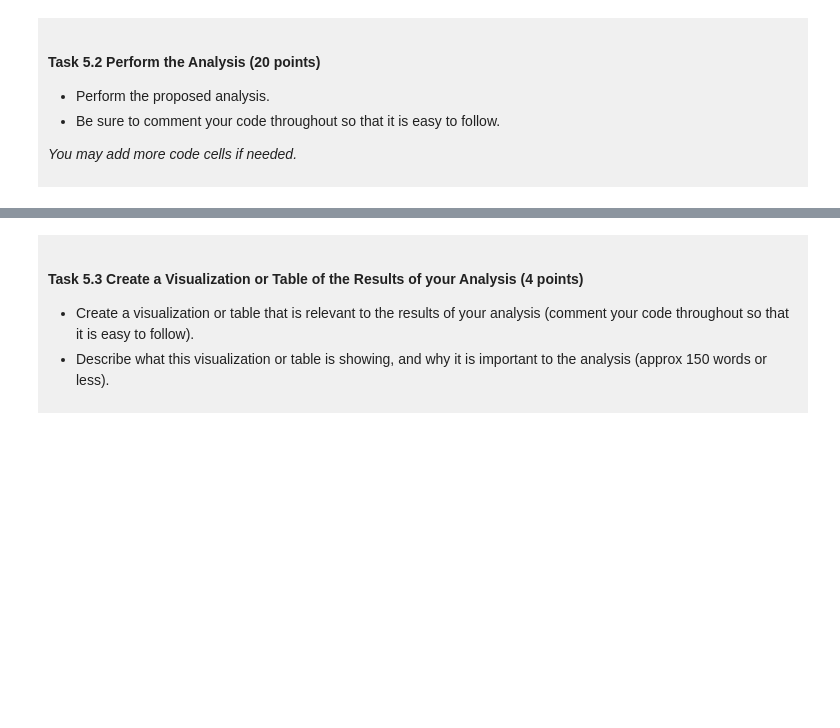
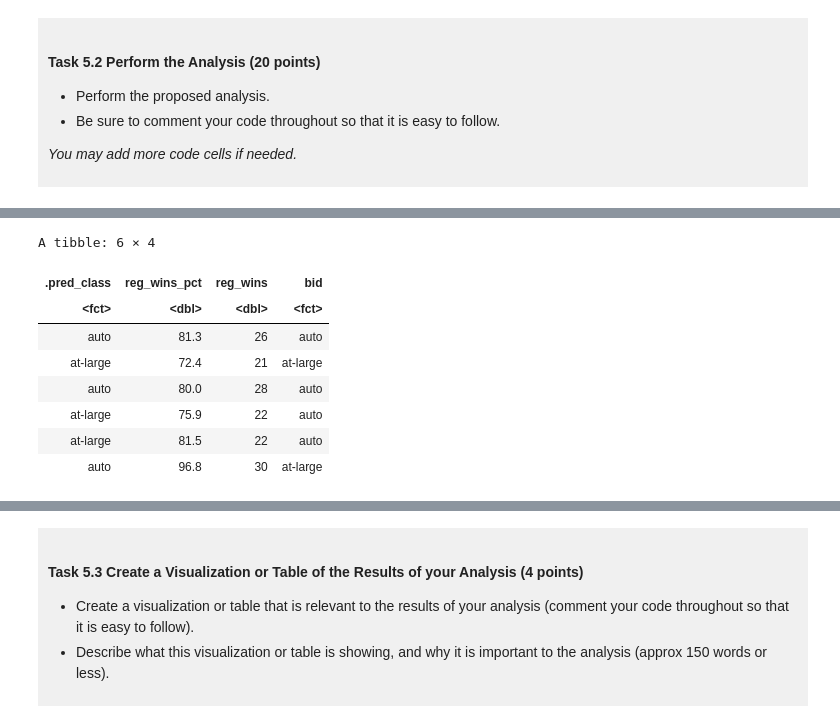
Before and after one commit to ClareLiao/dsci-100-project-Jiaying-Liao, a Jupyter notebook: dsci-100-project-notebook.ipynb, the cells around one changed output, grey strips where cells are left out. Drawn from its saved outputs; the diff is of its cells as text; code cells hidden in the pictures; blank space fills up the shorter version.

```diff
--- a/dsci-100-project-notebook.ipynb
+++ b/dsci-100-project-notebook.ipynb
@@ -455,0 +637,9 @@ This is a *draft*, we require a commit at this stage but it does not need to be
+# %%
+# Select the K value with the highest accuracy
+best_k <- bid_results |>
+  arrange(desc(mean), neighbors) |>
+  slice(1) |>
+  select(neighbors) |>
+  pull()
+
+best_k
@@ -455,0 +684,16 @@ This is a *draft*, we require a commit at this stage but it does not need to be
+# %%
+# Predict bid types in the testing data
+bid_predictions <- predict(bid_fit, testing_data) |>
+  bind_cols(testing_data)
+
+head(bid_predictions)
+# %% [output]
+A tibble: 6 × 4
+| .pred_class | reg_wins_pct | reg_wins | bid |
+| <fct> | <dbl> | <dbl> | <fct> |
+| auto | 81.3 | 26 | auto |
+| at-large | 72.4 | 21 | at-large |
+| auto | 80.0 | 28 | auto |
+| at-large | 75.9 | 22 | auto |
+| at-large | 81.5 | 22 | auto |
+| auto | 96.8 | 30 | at-large |
```
Also changed, not shown: parts of 18 cells of this notebook.
